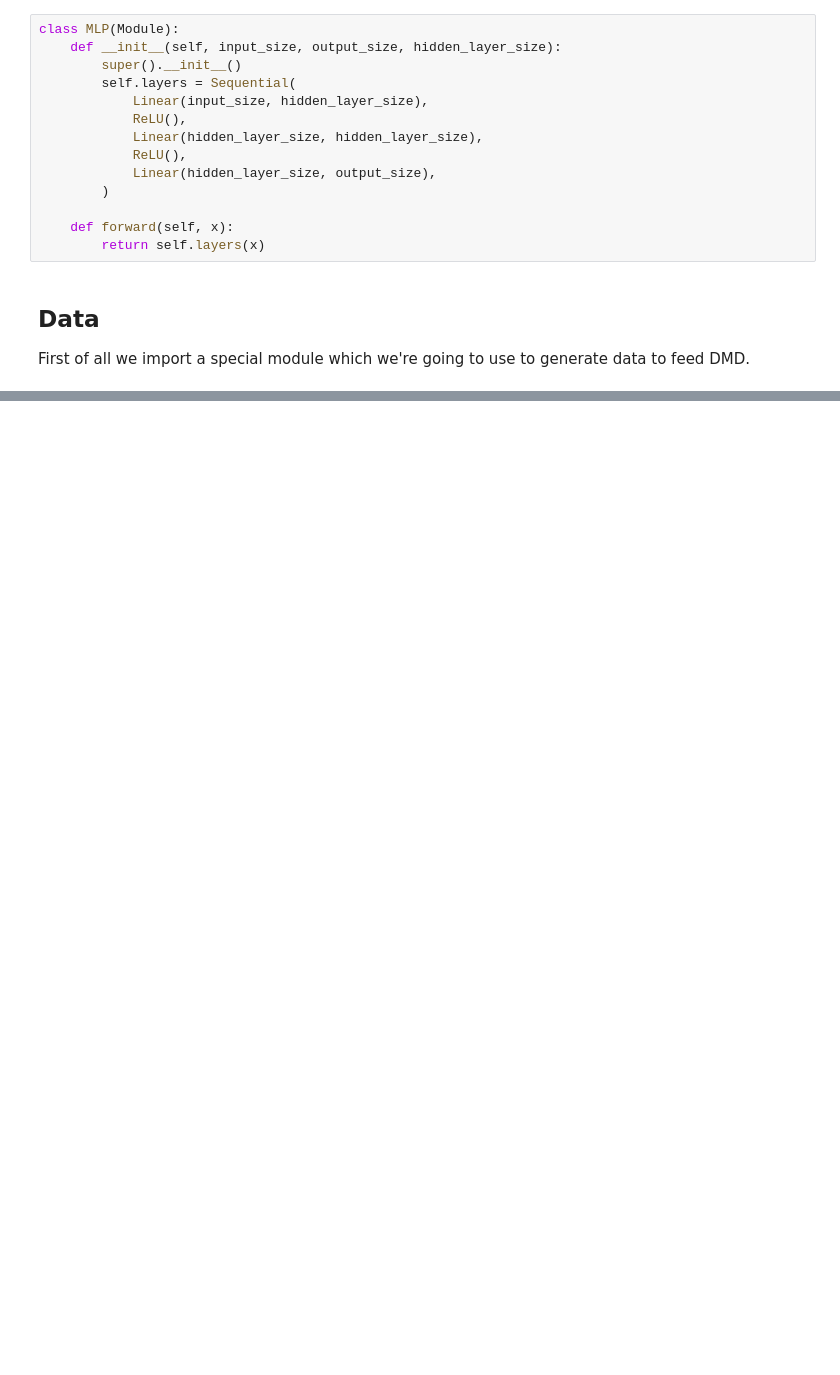
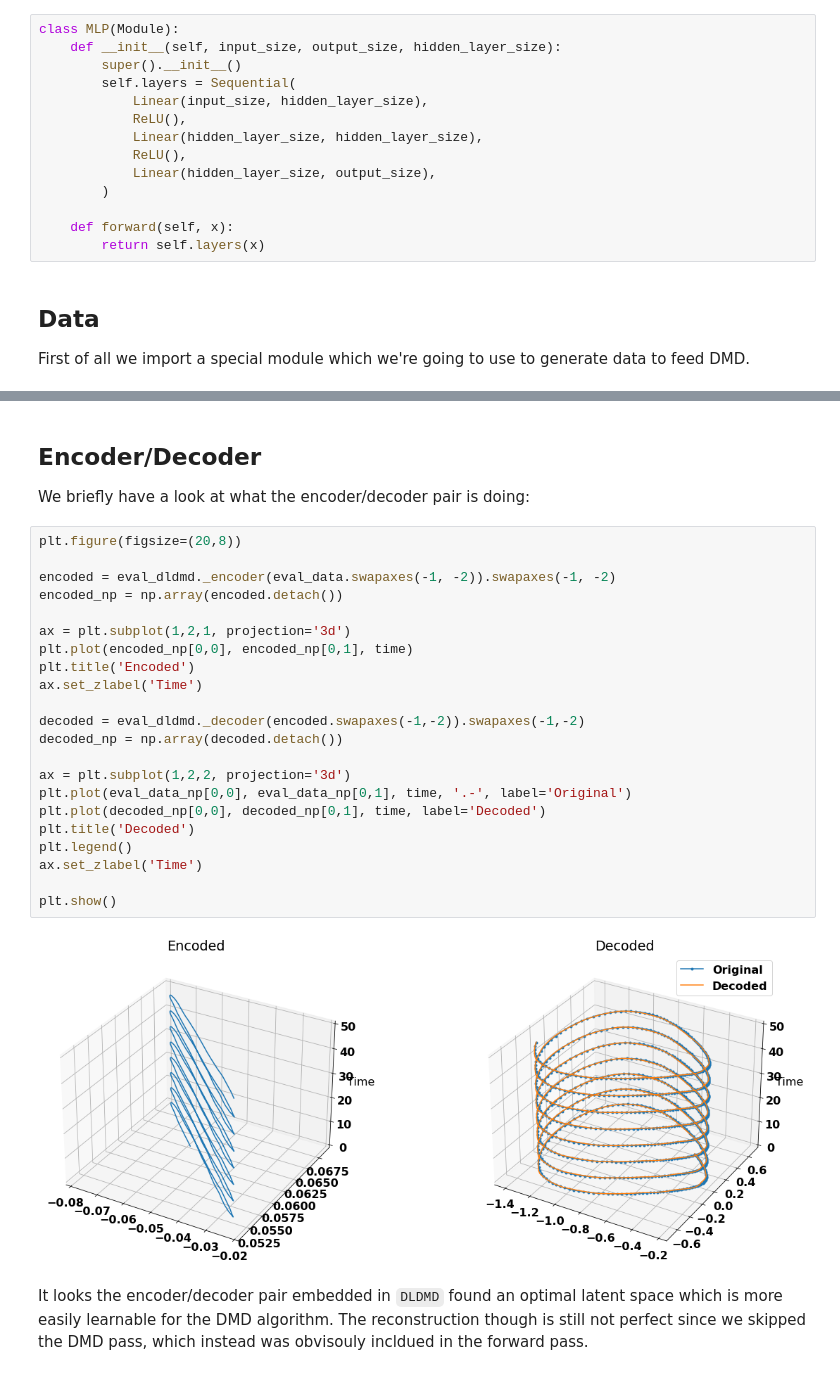
Before and after one commit to PyDMD/glappo, a Jupyter notebook: notebooks/dldmd.ipynb, the cells around one changed output, grey strips where cells are left out. Saved outputs shown, nothing was run; the diff lists cells and outputs as text; blank space fills up the shorter version.

```diff
--- a/notebooks/dldmd.ipynb
+++ b/notebooks/dldmd.ipynb
@@ -382,2 +508,31 @@ tensor(0.0010, dtype=torch.float64, grad_fn=<MseLossBackward0>)
+# %% [markdown]
+## Encoder/Decoder
+We briefly have a look at what the encoder/decoder pair is doing:
+# %%
+plt.figure(figsize=(20,8))
+
+encoded = eval_dldmd._encoder(eval_data.swapaxes(-1, -2)).swapaxes(-1, -2)
+encoded_np = np.array(encoded.detach())
+
+ax = plt.subplot(1,2,1, projection='3d')
+plt.plot(encoded_np[0,0], encoded_np[0,1], time)
+plt.title('Encoded')
+ax.set_zlabel('Time')
+
+decoded = eval_dldmd._decoder(encoded.swapaxes(-1,-2)).swapaxes(-1,-2)
+decoded_np = np.array(decoded.detach())
+
+ax = plt.subplot(1,2,2, projection='3d')
+plt.plot(eval_data_np[0,0], eval_data_np[0,1], time, '.-', label='Original')
+plt.plot(decoded_np[0,0], decoded_np[0,1], time, label='Decoded')
+plt.title('Decoded')
+plt.legend()
+ax.set_zlabel('Time')
+
+plt.show()
+# %% [output]
+[figure, added]
+# %% [markdown]
+It looks the encoder/decoder pair embedded in `DLDMD` found an optimal latent space which is more easily learnable for the DMD algorithm. The reconstruction though is still not perfect since we skipped the DMD pass, which instead was obvisouly incldued in the forward pass.
 # %% [markdown]
 # References
```
Also changed, not shown: parts of 29 cells of this notebook, 2 other files.
